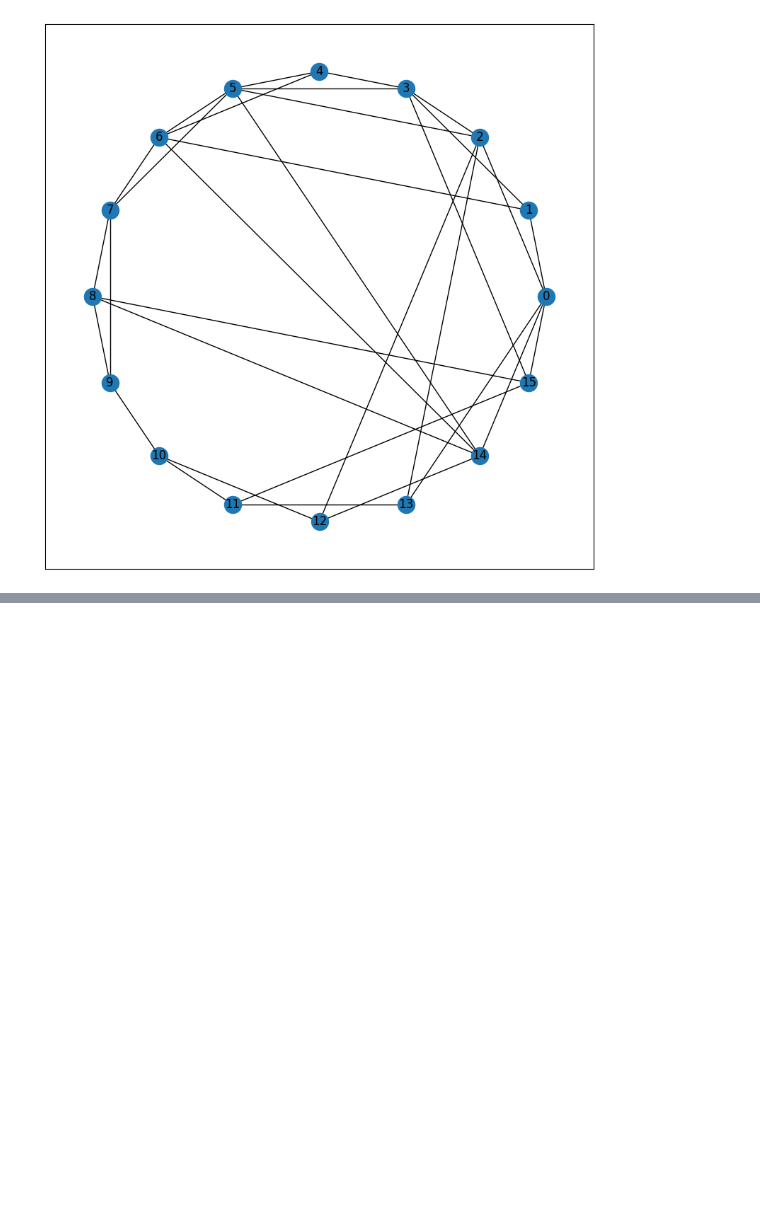
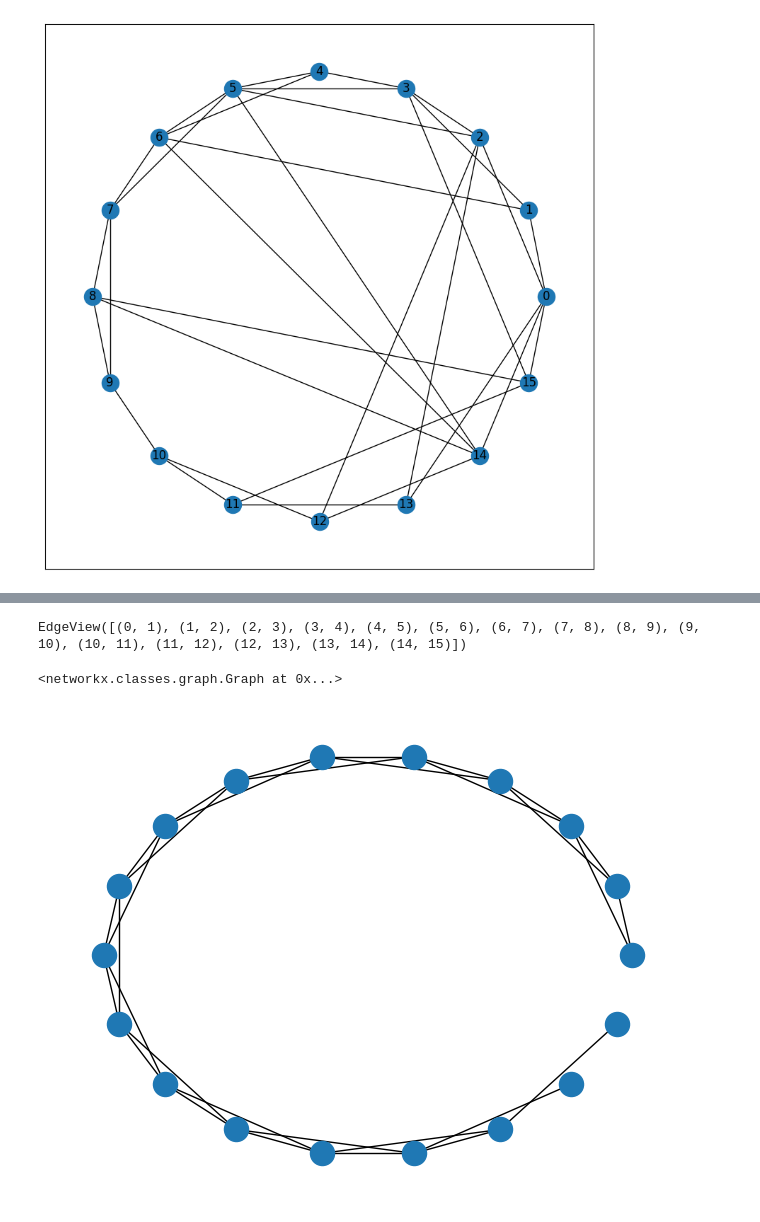
Before and after one commit to comanlab/gentopo, a Jupyter notebook: playground.ipynb, the cells around one changed output, grey strips where cells are left out. Cells and saved outputs as stored; diff of their text form; code cells hidden in the pictures; blank space fills up the shorter version.

```diff
--- a/playground.ipynb
+++ b/playground.ipynb
@@ -79,0 +127,19 @@ Interaction sequence for 3 rounds found:
+# %%
+starter = nx.path_graph(16)
+starter.edges
+# %% [output]
+EdgeView([(0, 1), (1, 2), (2, 3), (3, 4), (4, 5), (5, 6), (6, 7), (7, 8), (8, 9), (9, 10), (10, 11), (11, 12), (12, 13), (13, 14), (14, 15)])
+# %%
+edge_list = []
+for node in starter.nodes:
+    if node > len(starter.nodes) - 2:
+        edge_list.append((node, ))
+    edge_list.append((node, node + 2))
+starter.add_edges_from(edge_list)
+starter
+# %% [output]
+<networkx.classes.graph.Graph at 0x...>
+# %%
+nx.draw_circular(starter)
+# %% [output]
+[figure, added]
```
Also changed, not shown: parts of 12 cells of this notebook, 2 other files.
